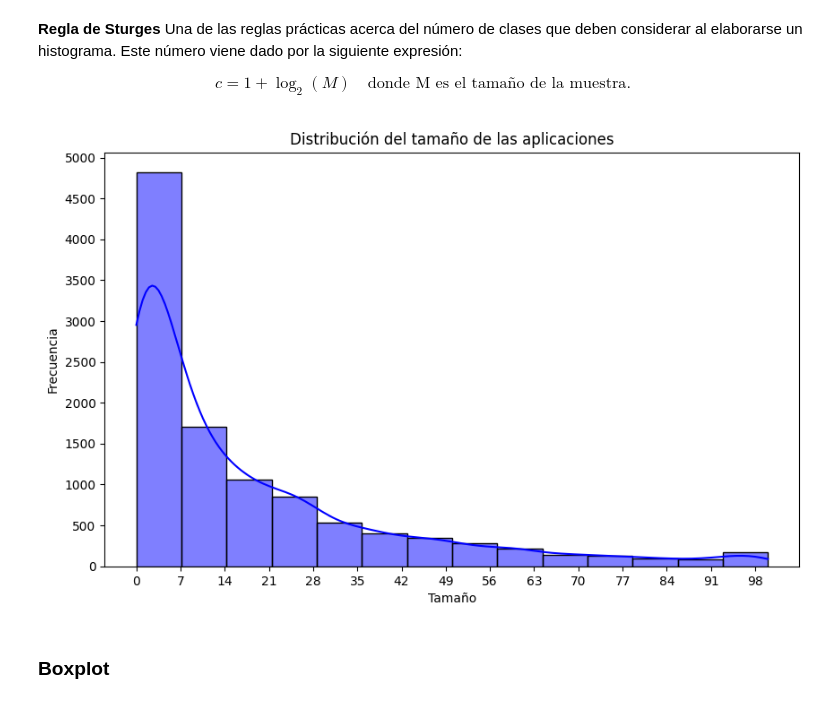
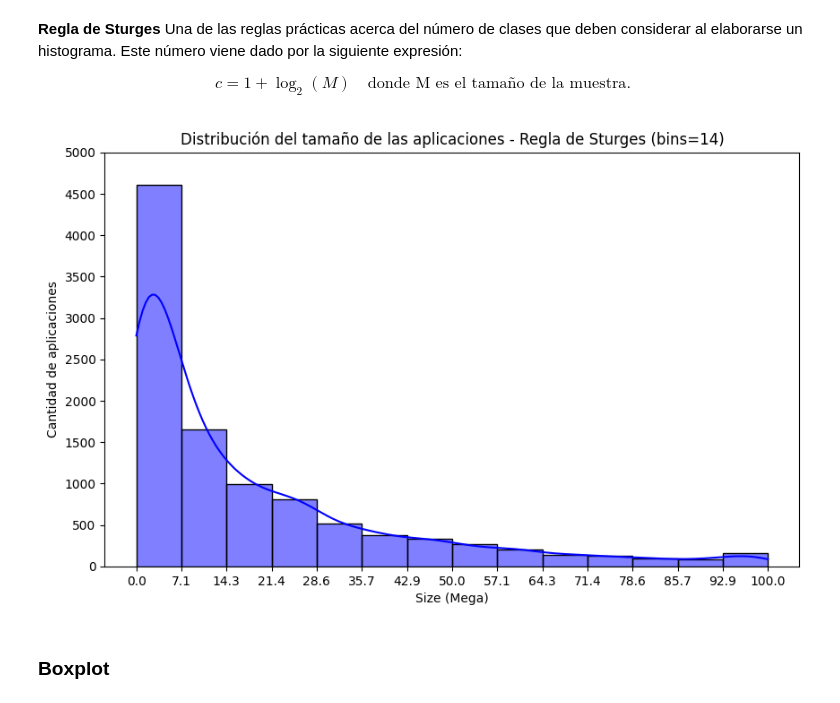
Before and after one commit to fernk01/Orga_Datos, a Jupyter notebook: tps/tp1/tp1.ipynb, the cells around one changed output. Drawn from its saved outputs; the diff is of its cells as text; code cells hidden in the pictures.

Commit message:
tp1: Terminamos tanto el tp1 visualizaciones, pandas y spark

```diff
--- a/tps/tp1/tp1.ipynb
+++ b/tps/tp1/tp1.ipynb
@@ -79,3 +75,0 @@ dtype: int64
-# %%
-# Borramos la fila que contine el valor 1.9 en la columna Category esta fila no tiene sentido.
-df_app = df_app[df_app.Category != '1.9']
@@ -82,3 +86,5 @@ df_app = df_app[df_app.Category != '1.9']
+# %%
+df_app = df_app[df_app["Reviews"] != '3.0M']
 # %% [markdown]
 ## Columna `Category`
 # %%
@@ -114,7 +119,7 @@ def convert_to_mega(value):
     return float(value) / 1000000
 # %%
 # Nos quedamos con unidad de medida M = Mega, ya que es la usada en la Play Store.
-df_app['Size'] = df_app['Size'].apply(convert_to_mega)
+df_app['Size'] = df_app['Size'].map(convert_to_mega)
 
 df_app["Size"] = df_app["Size"].astype("float32")
 # %% [markdown]
@@ -127,7 +132,7 @@ def convert_to_int(value):
     return int(value)
 # %%
 # Cramos una funcion para quitar las comas y el simbolo * de la columna "Installs".
-df_app['Installs'] = df_app['Installs'].apply(convert_to_int)
+df_app['Installs'] = df_app['Installs'].map(convert_to_int)
 # %% [markdown]
 ## Columna `Type`
 # %%
@@ -190,15 +195,23 @@ $$ c=1+\log_{2}(M) \quad \text{donde M es el tamaño de la muestra.}$$
 # %%
 # Hacemos un hstogram de la variable "Reviews". Colocamos 14 bins.
 plt.figure(figsize=(10, 6))
 sns.histplot(data=df_app, x="Size", bins=14, kde=True, color="blue")
-plt.title("Distribución del tamaño de las aplicaciones")
-plt.xlabel("Tamaño")
-plt.ylabel("Frecuencia")
-plt.xticks(range(0, 100, 7))
+plt.title("Distribución del tamaño de las aplicaciones - Regla de Sturges (bins=14)")
+plt.xlabel("Size (Mega)")
+plt.ylabel("Cantidad de aplicaciones")
+
+# hacemos 100/bins para que se vea mejor el gráfico.
+bins = 100 / 14
+plt.xticks(np.arange(0, 101, step=bins))
+
+
+#plt.xticks([0, 50, 100])
 plt.yticks(range(0, 5001, 500))
+
+
 plt.show()
 # %% [output]
-[figure, old version]
+[figure, new version]
 # %% [markdown]
 ### Boxplot
 # %%
```
Also changed, not shown: parts of 38 cells of this notebook, 4 other files.
